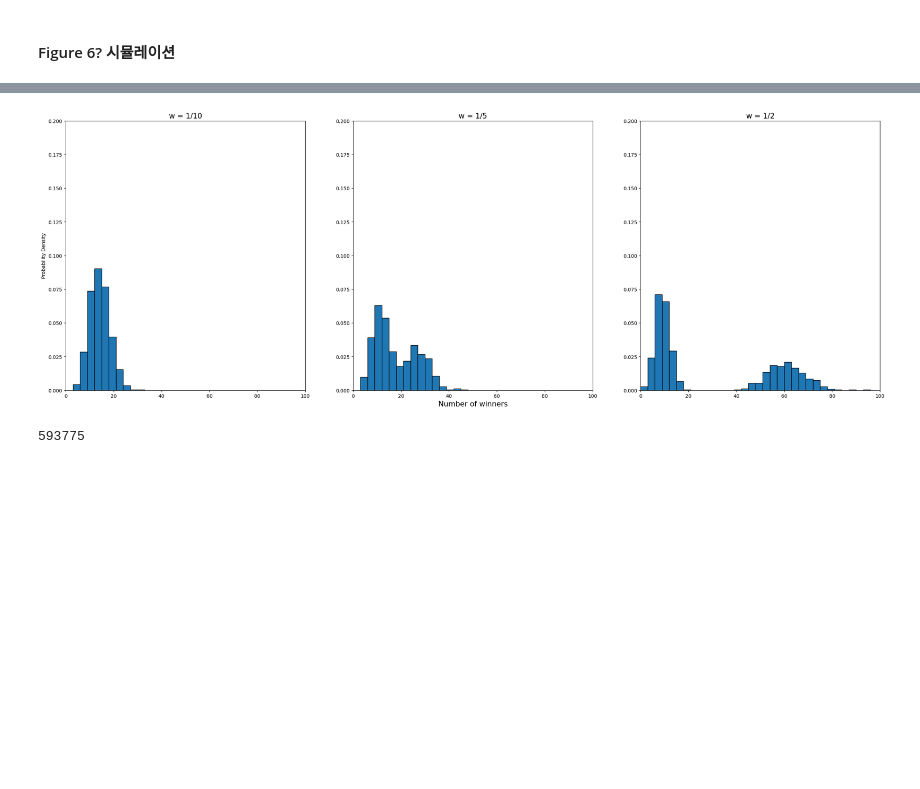
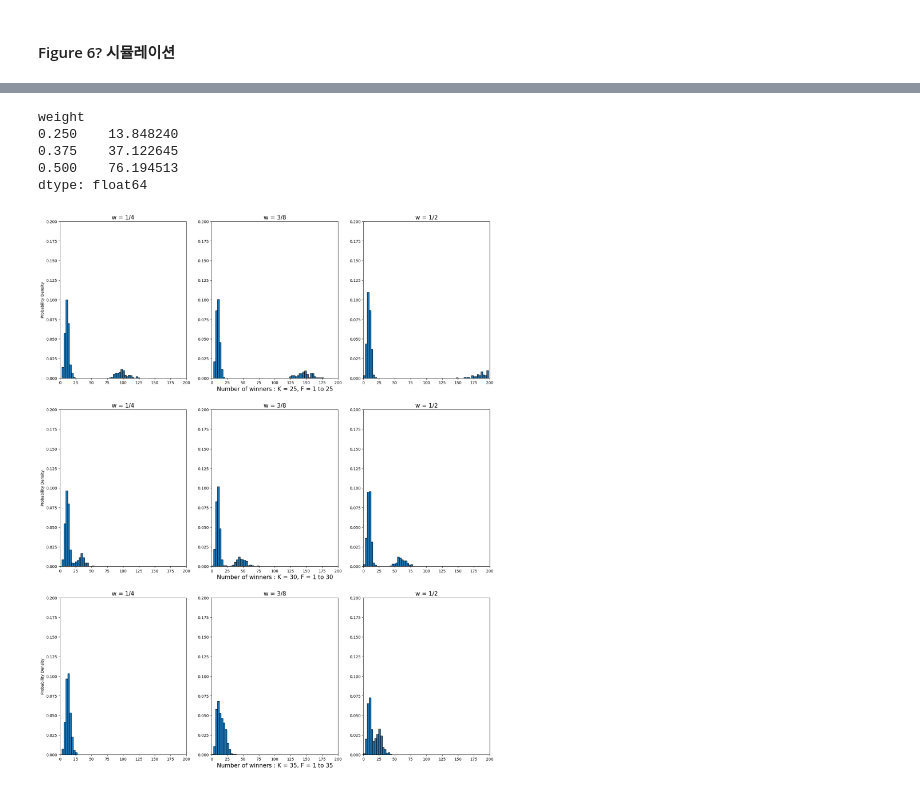
Before and after one commit to woozins/lottery, a Jupyter notebook: lottery_distribute/lottery_secret_code.ipynb, the cells around one changed output, grey strips where cells are left out. Drawn from its saved outputs; the diff is of its cells as text; code cells hidden in the pictures; blank space fills up the shorter version.

```diff
--- a/lottery_distribute/lottery_secret_code.ipynb
+++ b/lottery_distribute/lottery_secret_code.ipynb
@@ -561,9 +550,8 @@ Name: result, dtype: float64
 # %%
-temp_1 = temp[temp.weight == 0.1]
-temp_1_pivoted = pd.pivot(data = temp_1, index = 'd', columns = 'weight', values = 'result')
+temp_25 = temp[temp.group == 25]
+temp_30 = temp[temp.group == 30]
+temp_35 = temp[temp.group == 35]
 
-temp_2 = temp[temp.weight == 0.2]
-temp_2_pivoted = pd.pivot(data = temp_2, index = 'd', columns = 'weight', values = 'result')
-
-temp_5 = temp[temp.weight == 0.5]
-temp_5_pivoted = pd.pivot(data = temp_5, index = 'd', columns = 'weight', values = 'result')
+temp_25_pivoted = pd.pivot(temp_25, index = 'd', columns = 'weight', values = 'result')
+temp_30_pivoted = pd.pivot(temp_30, index = 'd', columns = 'weight', values = 'result')
+temp_35_pivoted = pd.pivot(temp_35, index = 'd', columns = 'weight', values = 'result')
@@ -573,0 +575,7 @@ Index([0.1], dtype='float64', name='weight')
+# %%
+datas = [temp_25_pivoted, temp_30_pivoted, temp_35_pivoted]
+group = ['25','30','35']
+for i, data in enumerate(datas):
+    print('group:',group[i])
+    print(data.mean())
+    print(data.var())
@@ -574,20 +600,25 @@ Index([0.1], dtype='float64', name='weight')
+# %%
+temp_35_pivoted.var()
+# %% [output]
+weight
+0.250    13.848240
+0.375    37.122645
+0.500    76.194513
+dtype: float64
 # %%
-titles = ['w = 1/10', 'w = 1/5', 'w = 1/2']
-datas = [temp_1_pivoted, temp_2_pivoted, temp_5_pivoted]
-fig, ax = plt.subplots(1,3, figsize = (30,10))
+titles = ['w = 1/4', 'w = 3/8', 'w = 1/2']
+datas = [temp_25_pivoted, temp_30_pivoted, temp_35_pivoted]
+xlabels = ['K = 25, F = 1 to 25', 'K = 30, F = 1 to 30', 'K = 35, F = 1 to 35']
 
-bins = np.arange(0,100,3)
+fig, ax = plt.subplots(3,3, figsize = (20,25))
+bins = np.arange(0,200,3)
 for k, data in enumerate(datas):
-    ax[k].hist(x = data, bins=bins, density = True, edgecolor = 'black')
-    ax[k].set_title(f"{titles[k]}", fontsize = 15)
-    ax[1].set_xlabel('Number of winners', fontsize= 15)
-    ax[0].set_ylabel('Probability Density')
-    ax[k].set_ylim(0,0.2)
-    ax[k].set_xlim(0,100)
+    for i, column in enumerate(data.columns):
+        ax[k, i].hist(x = data[column], bins=bins, density = True, edgecolor = 'black')
+        ax[k, i].set_title(f"{titles[i]}", fontsize = 15)
+        ax[k, 1].set_xlabel(f'Number of winners : {xlabels[k]}', fontsize= 15)
+        ax[k, 0].set_ylabel('Probability Density')
+        ax[k, i].set_xlim(0,200)
+        ax[k, i].set_ylim(0, 0.2)
 # %% [output]
-[figure, old version]
+[figure, new version]
-# %%
-import math
-math.comb(30,6)
-# %% [output]
-593775
```
Also changed, not shown: parts of 6 cells of this notebook, 2 other files.
